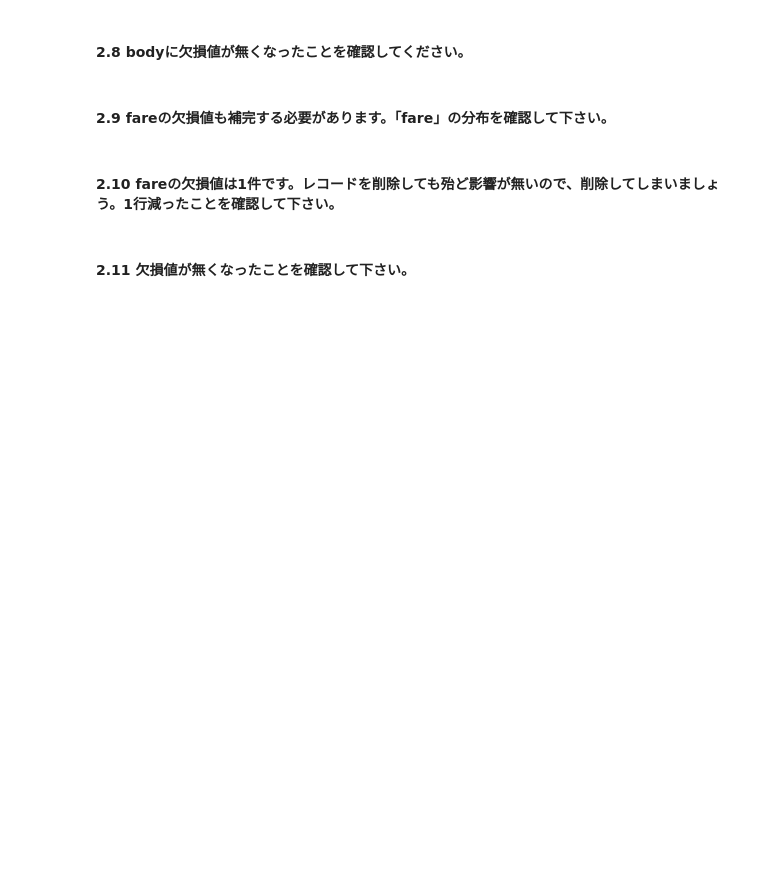
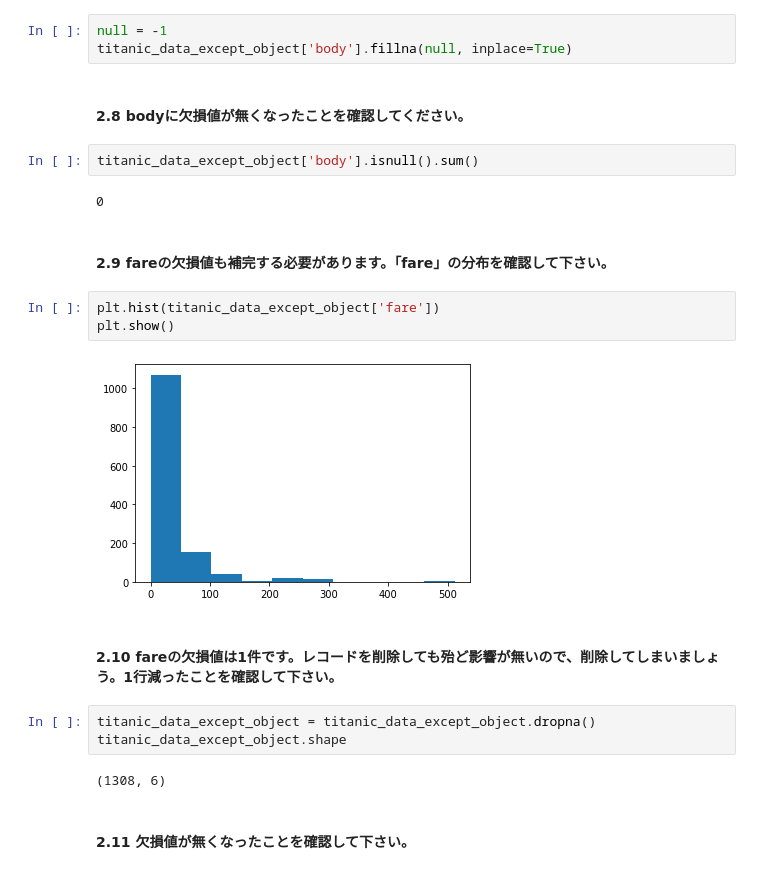
Before and after one commit to narukawamasa/python_smple, a Jupyter notebook: machine_learning_editor.ipynb, the cells around one changed output. Saved outputs shown, nothing was run; the diff lists cells and outputs as text; blank space fills up the shorter version.

```diff
--- a/machine_learning_editor.ipynb
+++ b/machine_learning_editor.ipynb
@@ -150,10 +187,27 @@ titanic_data.describe(exclude='number')
 # %% [markdown]
 #### 2.7 欠損値が非常に多いです。欠損に意味を持たせるために、今存在しない値である「－1」を補完してみましょう。
+# %%
+null = -1
+titanic_data_except_object['body'].fillna(null, inplace=True)
 # %% [markdown]
 #### 2.8 bodyに欠損値が無くなったことを確認してください。
+# %%
+titanic_data_except_object['body'].isnull().sum()
+# %% [output]
+0
 # %% [markdown]
 #### 2.9 fareの欠損値も補完する必要があります。「fare」の分布を確認して下さい。
+# %%
+plt.hist(titanic_data_except_object['fare'])
+plt.show()
+# %% [output]
+[figure, added]
 # %% [markdown]
 #### 2.10 fareの欠損値は1件です。レコードを削除しても殆ど影響が無いので、削除してしまいましょう。1行減ったことを確認して下さい。
+# %%
+titanic_data_except_object = titanic_data_except_object.dropna()
+titanic_data_except_object.shape
+# %% [output]
+(1308, 6)
 # %% [markdown]
 #### 2.11 欠損値が無くなったことを確認して下さい。
```
Also changed, not shown: parts of 7 cells of this notebook.
